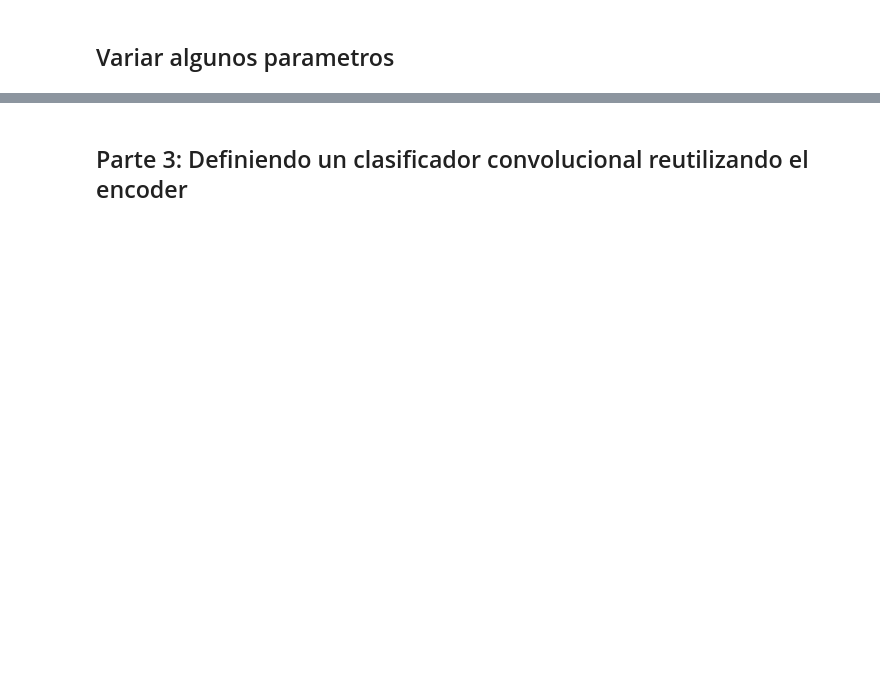
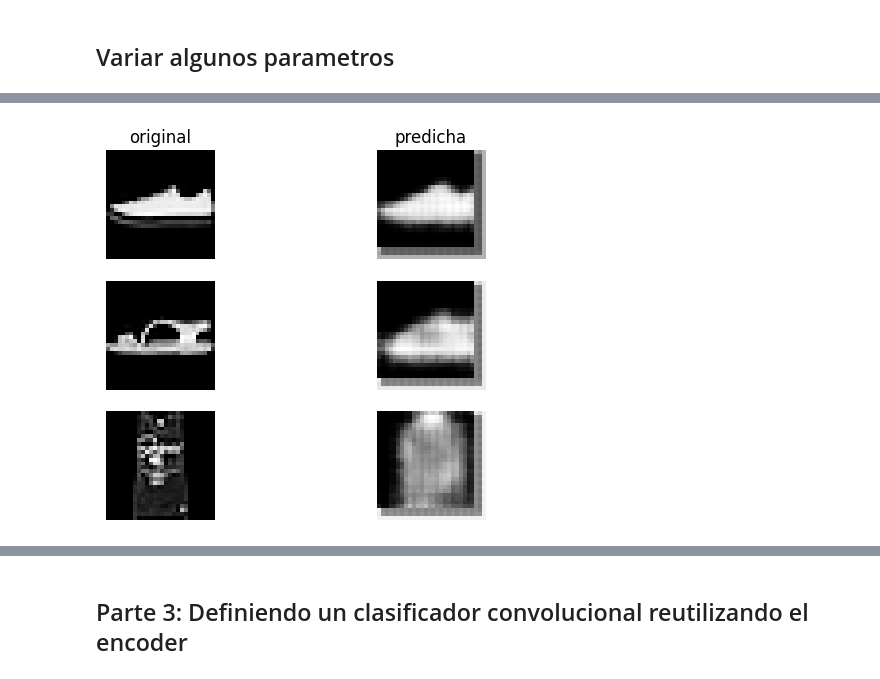
Before and after one commit to kevmansilla/redes-neuronales-trabajos, a Jupyter notebook: TP3/tp.ipynb, the cells around one changed output, grey strips where cells are left out. Cells and saved outputs as stored; diff of their text form; code cells hidden in the pictures; blank space fills up the shorter version.

```diff
--- a/TP3/tp.ipynb
+++ b/TP3/tp.ipynb
@@ -367,0 +244,4 @@ plt.show()
+# %%
+test_model(model_drop05, valid_set)
+# %% [output]
+[figure, added]
```
Also changed, not shown: parts of 56 cells of this notebook, 2 other files.
